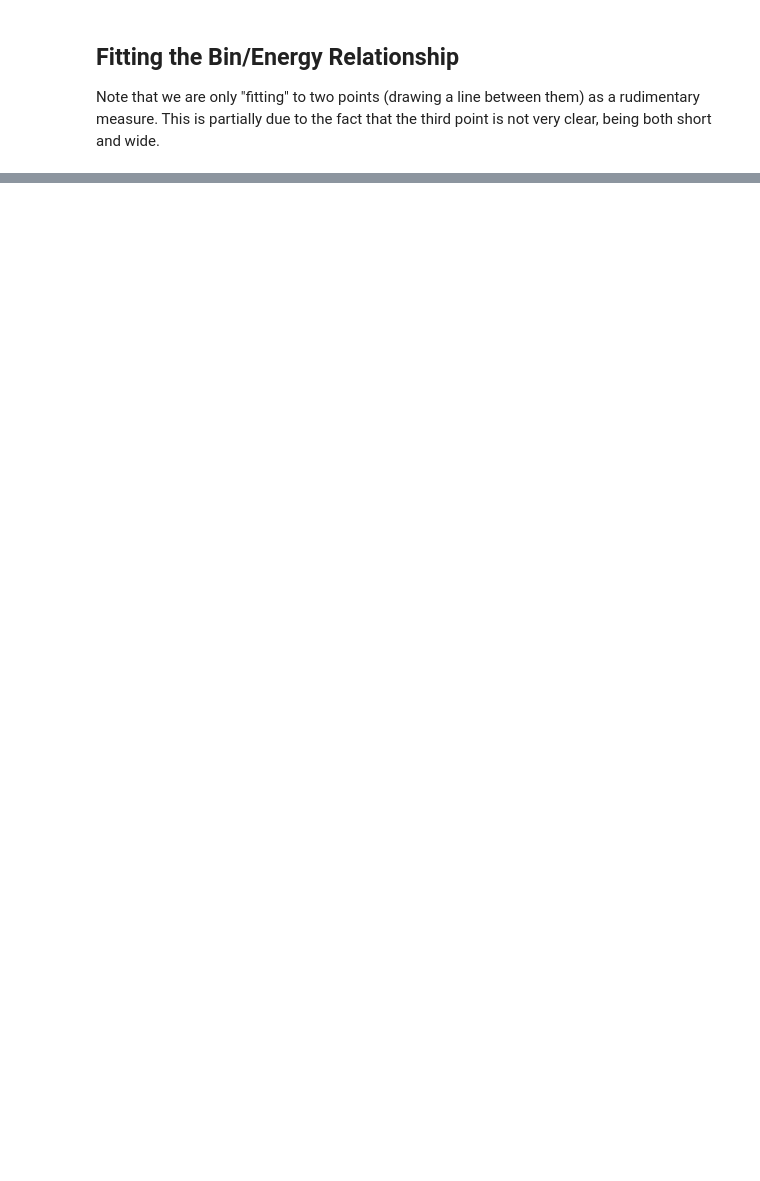
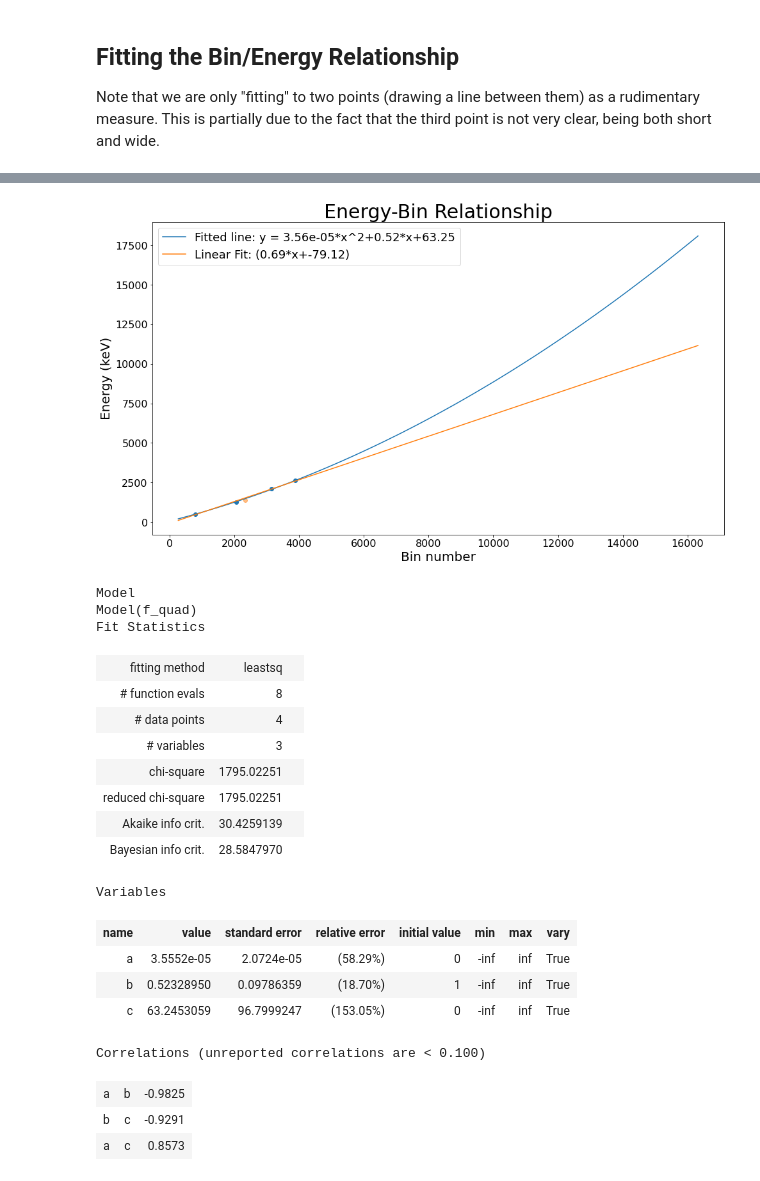
Before and after one commit to villano-lab/R76Firmware, a Jupyter notebook: plots/Bins_vs_Energies_15-07-2022.ipynb, the cells around one changed output, grey strips where cells are left out. Cells and saved outputs as stored; diff of their text form; code cells hidden in the pictures; blank space fills up the shorter version.

```diff
--- a/plots/Bins_vs_Energies_15-07-2022.ipynb
+++ b/plots/Bins_vs_Energies_15-07-2022.ipynb
@@ -271,0 +237,65 @@ l_fit
+# %%
+#Set up our model
+def f_quad(x,a,b,c):
+    return a*x**2+b*x+c
+l_model = lf.Model(f_quad)
+params = l_model.make_params(a=0,b=1,c=0) #Use our old 'fit' for inital guesses.
+
+
+binpoints = [800,2068,f(2100),f(2615)]
+energypoints = [511,1274,2100,2615]
+
+#Do the fit
+l_fit = l_model.fit(energypoints,params,x=binpoints)
+l_dict = l_fit.best_values
+l_a = l_dict['a']
+l_b = l_dict['b']
+l_c = l_dict['c']
+l_curve = f_quad(thrsNa22,l_a,l_b,l_c)
+
+def f_linear(x,m,b):
+    return m*x+b
+lin_mod = lf.Model(f_linear)
+lin_params = lin_mod.make_params(m=0,b=0)
+
+#Do the fit
+lin_fit = lin_mod.fit(energypoints,lin_params,x=binpoints)
+lin_dict = lin_fit.best_values
+lin_m = lin_dict['m']
+lin_b = lin_dict['b']
+
+#plot it
+plt.figure(figsize=(16,9))
+plt.scatter(binpoints,energypoints)
+plt.scatter(2340,1400,alpha=0.5)
+plt.plot(thrsNa22,l_curve,label="Fitted line: y = {:.2e}*x^2+{:.2f}*x+{:.2f}".format(l_a,l_b,l_c))
+plt.plot(thrsNa22,lin_m*thrsNa22+lin_b,label="Linear Fit: ({:.2f}*x+{:.2f})".format(lin_m,lin_b))
+plt.title("Energy-Bin Relationship",fontsize=30)
+plt.xlabel("Bin number",fontsize=20)
+plt.ylabel("Energy (keV)",fontsize=20)
+plt.legend(fontsize=18)
+plt.show()
+
+l_fit
+# %% [output]
+[figure, added]
+Model
+Model(f_quad)
+Fit Statistics
+| fitting method | leastsq |  |
+| # function evals | 8 |  |
+| # data points | 4 |  |
+| # variables | 3 |  |
+| chi-square | 1795.02251 |  |
+| reduced chi-square | 1795.02251 |  |
+| Akaike info crit. | 30.4259139 |  |
+| Bayesian info crit. | 28.5847970 |  |
+Variables
+| name | value | standard error | relative error | initial value | min | max | vary |
+| a | 3.5552e-05 | 2.0724e-05 | (58.29%) | 0 | -inf | inf | True |
+| b | 0.52328950 | 0.09786359 | (18.70%) | 1 | -inf | inf | True |
+| c | 63.2453059 | 96.7999247 | (153.05%) | 0 | -inf | inf | True |
+Correlations (unreported correlations are < 0.100)
+| a | b | -0.9825 |
+| b | c | -0.9291 |
+| a | c | 0.8573 |
```
Also changed, not shown: parts of 14 cells of this notebook, 12 other files.
